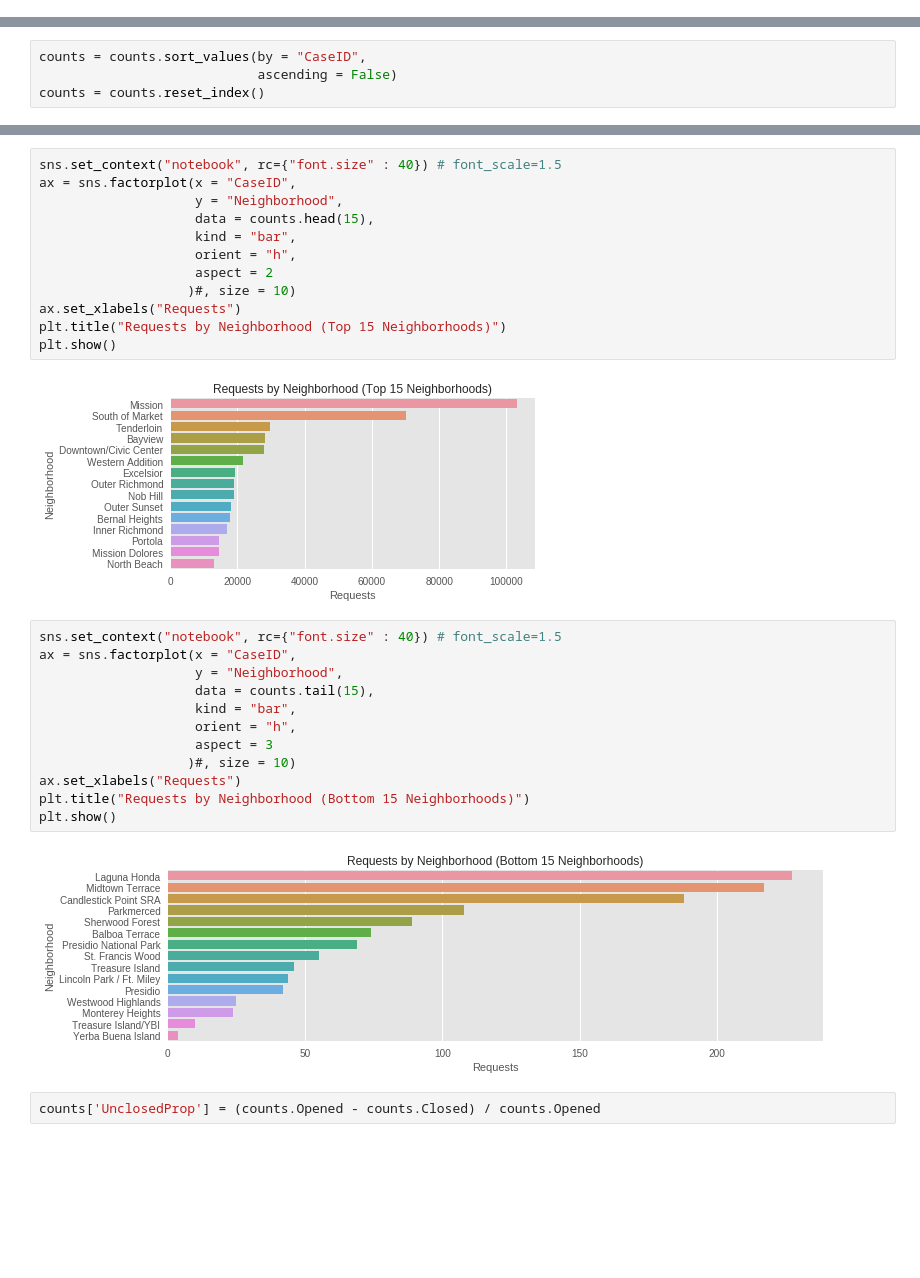
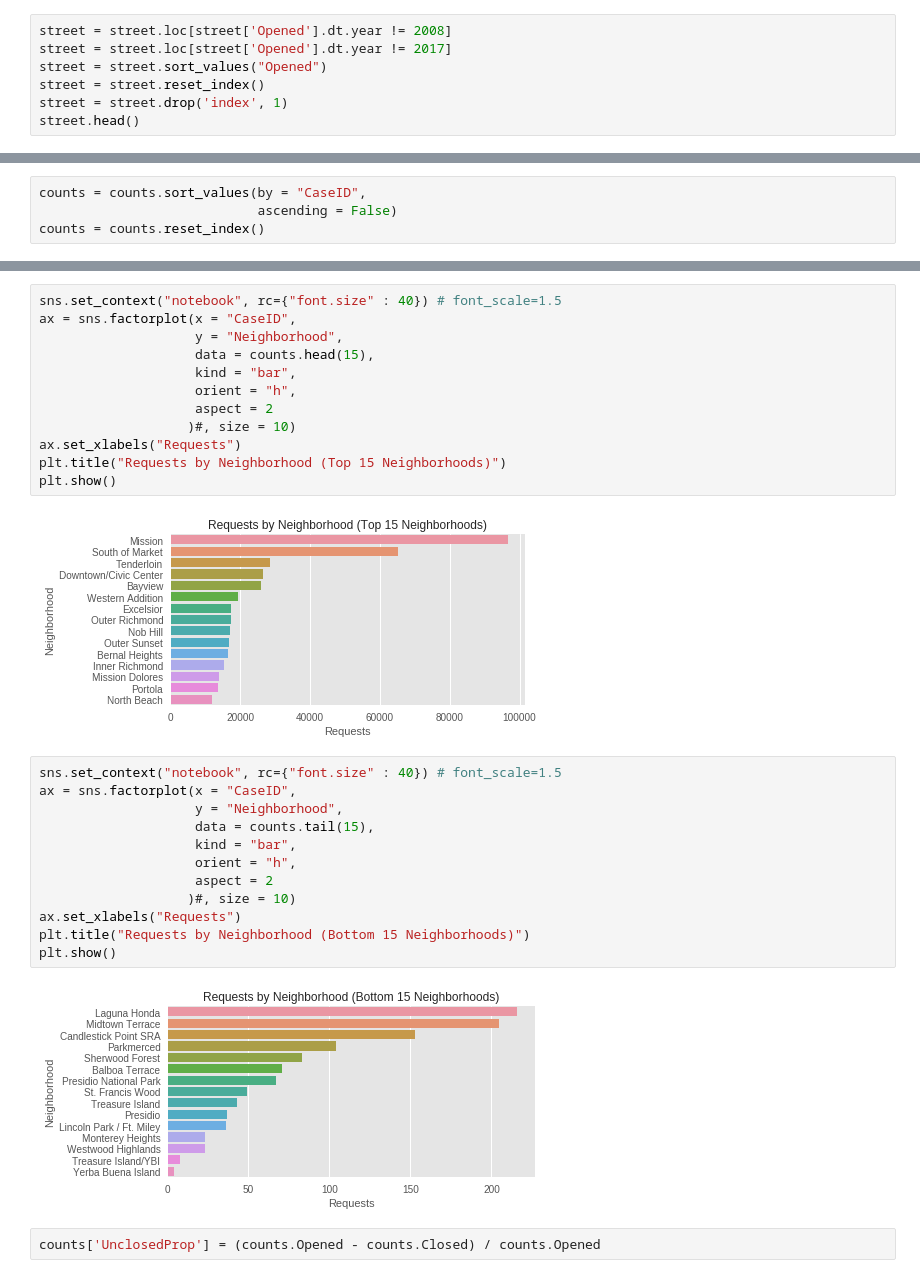
Before and after one commit to tjgordon/141B-Project, a Jupyter notebook: SF Street Cleaning Project.ipynb, the cells around one changed output, grey strips where cells are left out. Cells and saved outputs as stored; diff of their text form; blank space fills up the shorter version.

Commit message:
Update readme and plots

```diff
--- a/SF Street Cleaning Project.ipynb
+++ b/SF Street Cleaning Project.ipynb
@@ -45,3 +46,10 @@ street.head()
 | 2 | 322559 | 2008-11-30 22:20:00 | 2008-12-01 06:07:00 | Closed | DPW Ops Queue | 1601 SACRAMENTO ST, SAN FRANCISCO... | Street and Sidewalk Cleaning | Illegal_Dumping | ... |
 | 3 | 322556 | 2008-11-30 21:34:00 | 2008-12-09 08:07:00 | Closed | DPW Ops Queue | Intersection of 25TH ST and LUCKY ST | Street and Sidewalk Cleaning | Sidewalk_Cleaning | ... |
 | 4 | 322545 | 2008-11-30 20:45:00 | 2009-02-03 07:09:00 | Closed | DPW Ops Queue | Intersection of 19TH ST and OAKWO... | Street and Sidewalk Cleaning | Sidewalk_Cleaning | ... |
+# %%
+street = street.loc[street['Opened'].dt.year != 2008]
+street = street.loc[street['Opened'].dt.year != 2017]
+street = street.sort_values("Opened")
+street = street.reset_index()
+street = street.drop('index', 1)
+street.head()
@@ -138,21 +153,21 @@ ax.set_xlabels("Requests")
 plt.title("Requests by Neighborhood (Top 15 Neighborhoods)")
 plt.show()
 # %% [output]
-[figure, old version]
+[figure, new version]
 # %%
 sns.set_context("notebook", rc={"font.size" : 40}) # font_scale=1.5
 ax = sns.factorplot(x = "CaseID",
                     y = "Neighborhood",
                     data = counts.tail(15),
                     kind = "bar",
                     orient = "h",
-                    aspect = 3
+                    aspect = 2
                    )#, size = 10)
 ax.set_xlabels("Requests")
 plt.title("Requests by Neighborhood (Bottom 15 Neighborhoods)")
 plt.show()
 # %% [output]
-[figure, old version]
+[figure, new version]
 # %%
 counts['UnclosedProp'] = (counts.Opened - counts.Closed) / counts.Opened
 # %%
```
Also changed, not shown: parts of 21 cells of this notebook, 3 other files.
